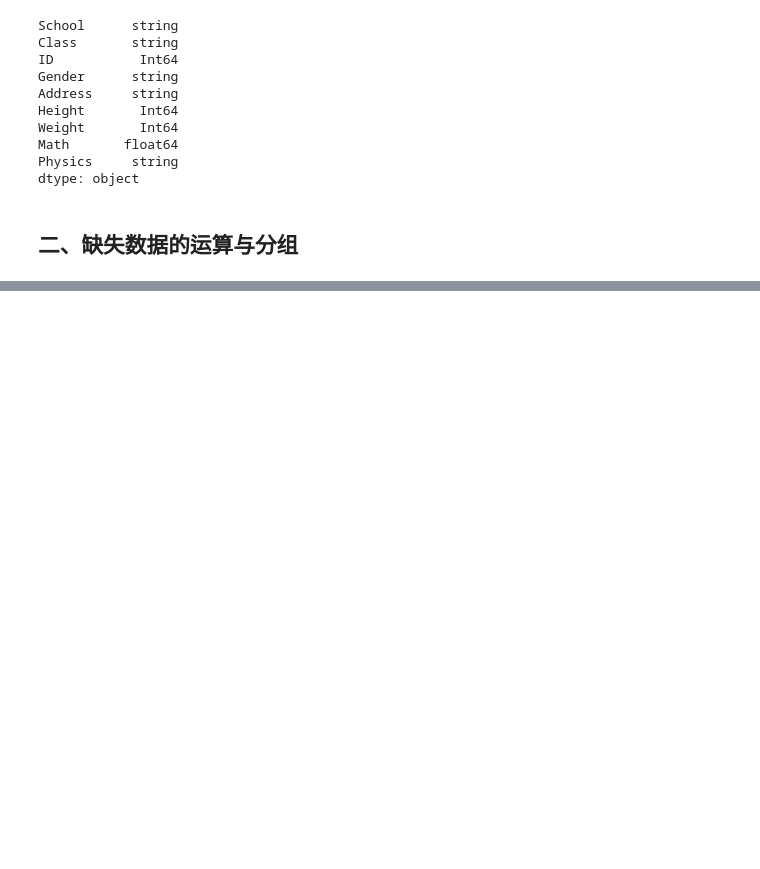
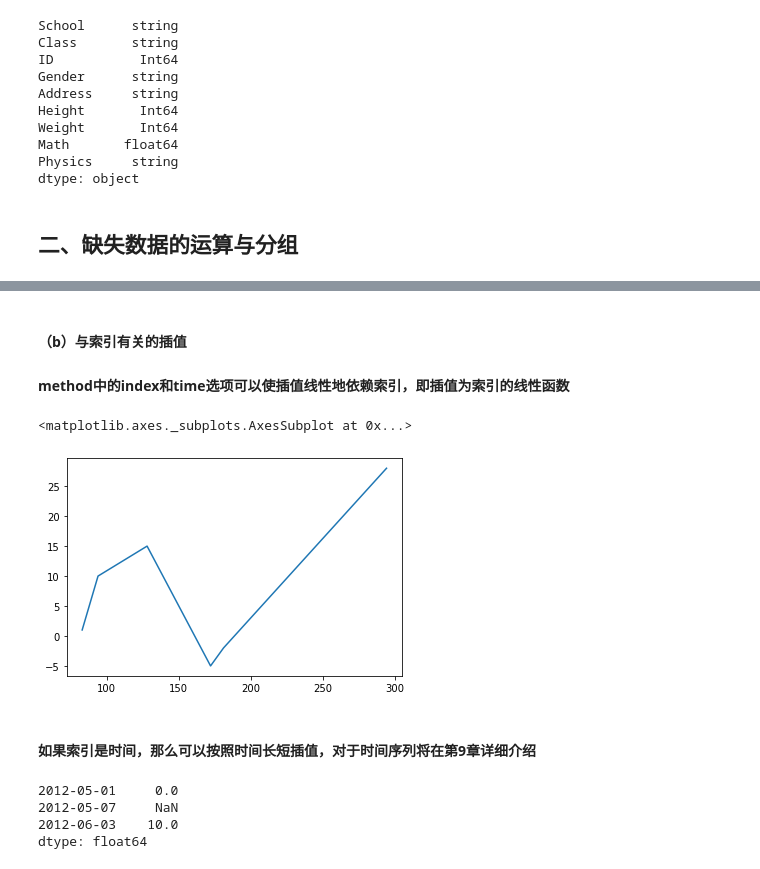
Before and after one commit to datawhalechina/joyful-pandas, a Jupyter notebook: 第6章 缺失数据.ipynb, the cells around one changed output, grey strips where cells are left out. Saved outputs shown, nothing was run; the diff lists cells and outputs as text; code cells hidden in the pictures; blank space fills up the shorter version.

```diff
--- a/第6章 缺失数据.ipynb
+++ b/第6章 缺失数据.ipynb
@@ -576,0 +787,20 @@ dtype: object
+# %% [markdown]
+#### （b）与索引有关的插值
+#### method中的index和time选项可以使插值线性地依赖索引，即插值为索引的线性函数
+# %%
+s.interpolate(method='index').plot()
+#可以看到与上面的区别
+# %% [output]
+<matplotlib.axes._subplots.AxesSubplot at 0x...>
+[figure, added]
+# %% [markdown]
+#### 如果索引是时间，那么可以按照时间长短插值，对于时间序列将在第9章详细介绍
+# %%
+s_t = pd.Series([0,np.nan,10]
+        ,index=[pd.Timestamp('2012-05-01'),pd.Timestamp('2012-05-07'),pd.Timestamp('2012-06-03')])
+s_t
+# %% [output]
+2012-05-01     0.0
+2012-05-07     NaN
+2012-06-03    10.0
+dtype: float64
```
Also changed, not shown: parts of 53 cells of this notebook, 7 other files.
